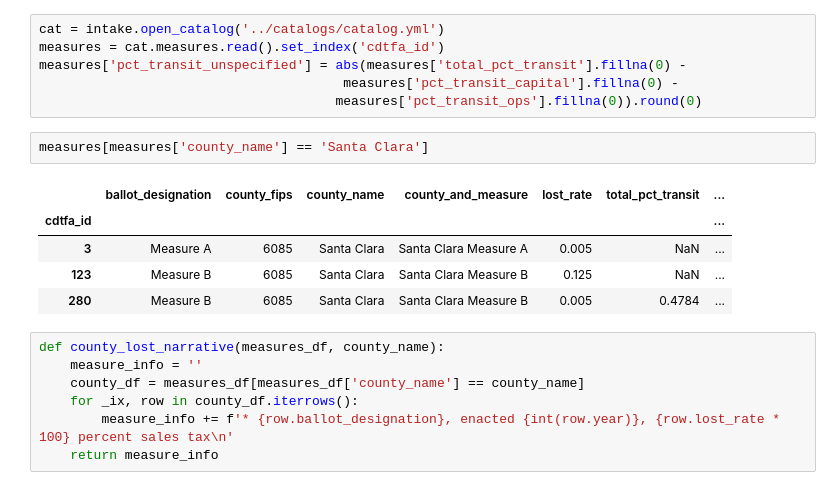
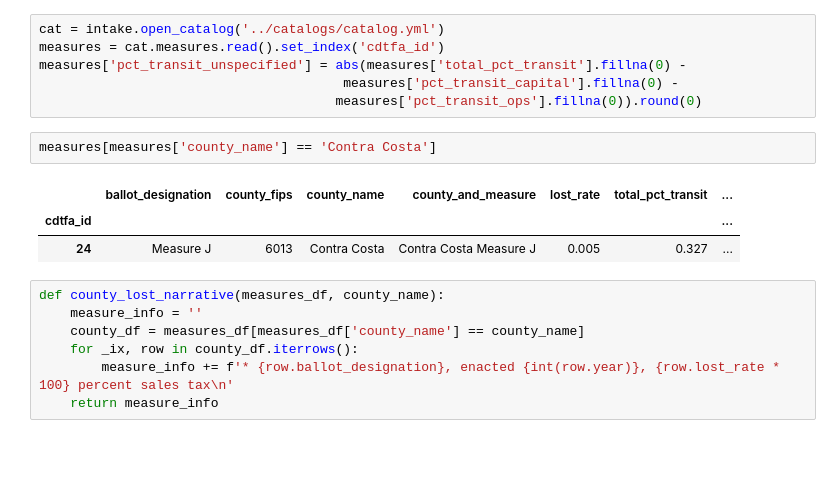
Before and after one commit to cal-itp/ucla-capstone-code, a Jupyter notebook: notebooks/7_fact_sheet_design.ipynb, the cells around one changed output. Saved outputs shown, nothing was run; the diff lists cells and outputs as text; blank space fills up the shorter version.

```diff
--- a/notebooks/7_fact_sheet_design.ipynb
+++ b/notebooks/7_fact_sheet_design.ipynb
@@ -9,13 +9,11 @@ measures['pct_transit_unspecified'] = abs(measures['total_pct_transit'].fillna(0
                                        measures['pct_transit_capital'].fillna(0) -
                                       measures['pct_transit_ops'].fillna(0)).round(0)
 # %%
-measures[measures['county_name'] == 'Santa Clara']
+measures[measures['county_name'] == 'Contra Costa']
 # %% [output]
 |  | ballot_designation | county_fips | county_name | county_and_measure | lost_rate | total_pct_transit | ... |
 | cdtfa_id |  |  |  |  |  |  | ... |
-| 3 | Measure A | 6085 | Santa Clara | Santa Clara Measure A | 0.005 | NaN | ... |
-| 123 | Measure B | 6085 | Santa Clara | Santa Clara Measure B | 0.125 | NaN | ... |
-| 280 | Measure B | 6085 | Santa Clara | Santa Clara Measure B | 0.005 | 0.4784 | ... |
+| 24 | Measure J | 6013 | Contra Costa | Contra Costa Measure J | 0.005 | 0.327 | ... |
 # %%
 def county_lost_narrative(measures_df, county_name):
     measure_info = ''
```
Also changed, not shown: parts of 23 cells of this notebook, 4 other files.
